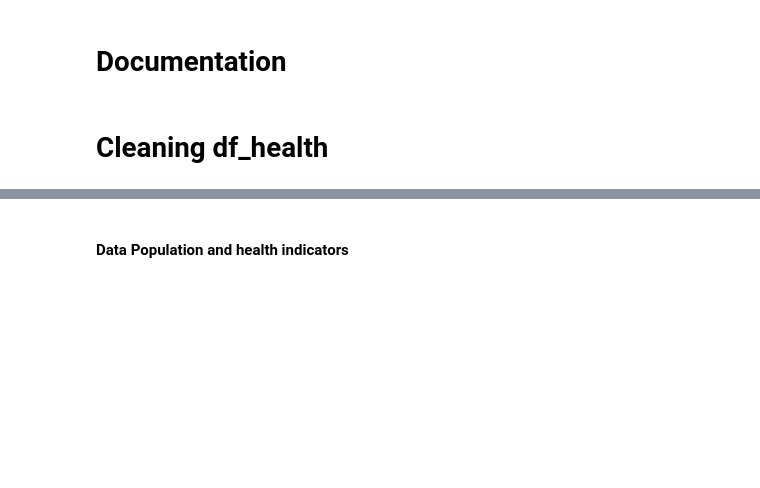
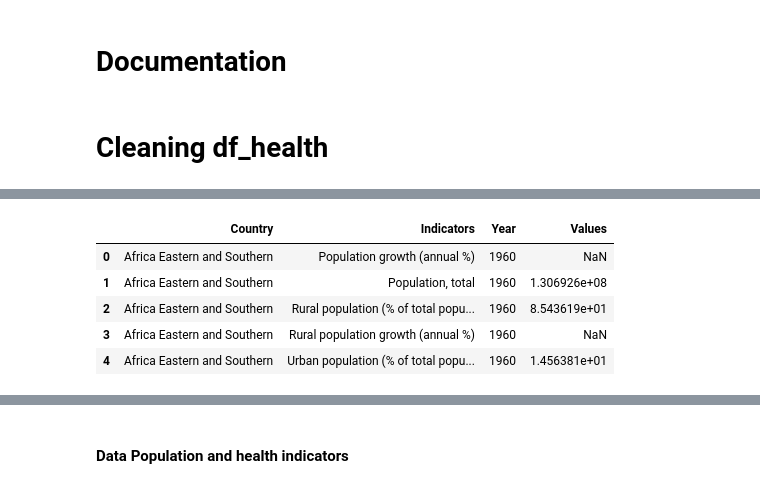
Before and after one commit to AlfonsoUrra/Climate-Change-Predictive-Model, a Jupyter notebook: src/Main.ipynb, the cells around one changed output, grey strips where cells are left out. Cells and saved outputs as stored; diff of their text form; code cells hidden in the pictures; blank space fills up the shorter version.

```diff
--- a/src/Main.ipynb
+++ b/src/Main.ipynb
@@ -59,0 +109,9 @@ df_population_model = df_population[(df_population['Indicator Name'] == 'Urban p
+# %%
+df_population.head()
+# %% [output]
+|  | Country | Indicators | Year | Values |
+| 0 | Africa Eastern and Southern | Population growth (annual %) | 1960 | NaN |
+| 1 | Africa Eastern and Southern | Population, total | 1960 | 1.306926e+08 |
+| 2 | Africa Eastern and Southern | Rural population (% of total popu... | 1960 | 8.543619e+01 |
+| 3 | Africa Eastern and Southern | Rural population growth (annual %) | 1960 | NaN |
+| 4 | Africa Eastern and Southern | Urban population (% of total popu... | 1960 | 1.456381e+01 |
```
Also changed, not shown: parts of 28 cells of this notebook, 1 other file.
